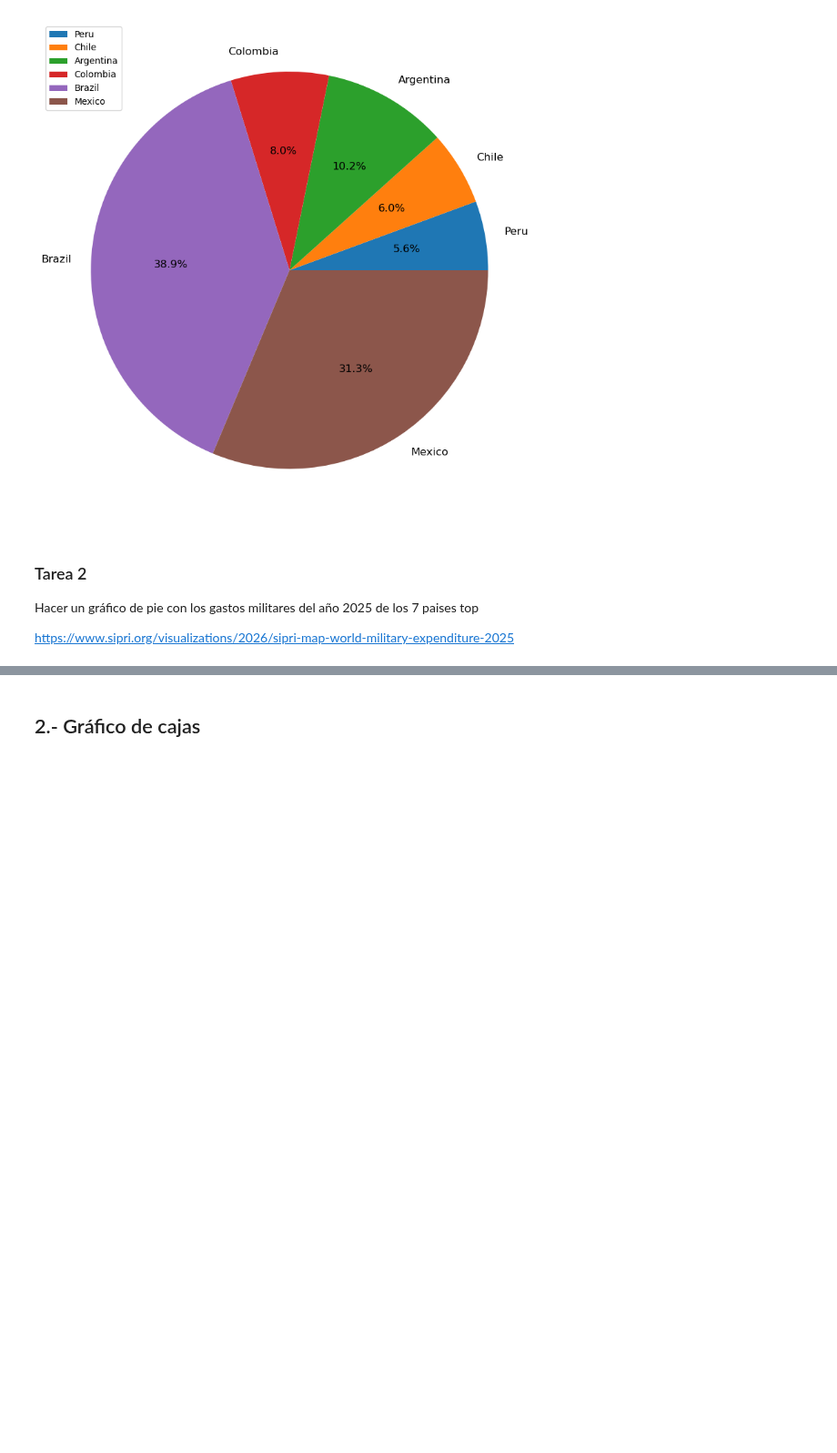
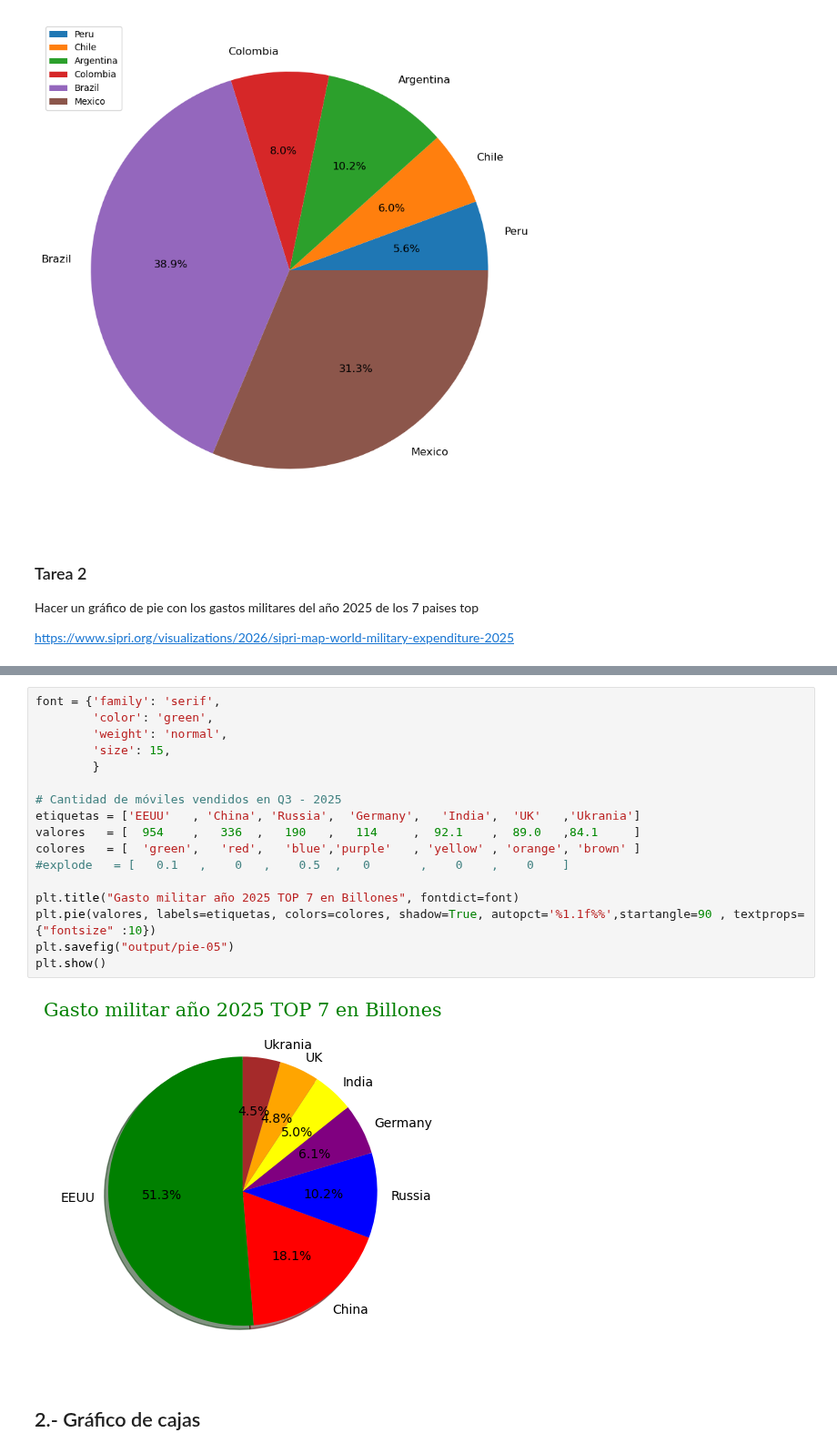
Before and after one commit to jgomezz/cpe_ciencia_datos_python, a Jupyter notebook: mod2_estadistica_y_visualizacion/semana_04_advanced_graph.ipynb, the cells around one changed output, grey strips where cells are left out. Shown at 91% size. Cells and saved outputs as stored; diff of their text form; blank space fills up the shorter version.

```diff
--- a/mod2_estadistica_y_visualizacion/semana_04_advanced_graph.ipynb
+++ b/mod2_estadistica_y_visualizacion/semana_04_advanced_graph.ipynb
@@ -121,3 +148,22 @@ https://www.sipri.org/visualizations/2026/sipri-map-world-military-expenditure-2
+# %%
+font = {'family': 'serif',
+        'color': 'green',
+        'weight': 'normal',
+        'size': 15,
+        }
+
+# Cantidad de móviles vendidos en Q3 - 2025
+etiquetas = ['EEUU'   , 'China', 'Russia',  'Germany',   'India',  'UK'   ,'Ukrania']
+valores   = [  954    ,   336  ,   190   ,   114     ,  92.1    ,  89.0   ,84.1     ]
+colores   = [  'green',   'red',   'blue','purple'   , 'yellow' , 'orange', 'brown' ]
+#explode   = [   0.1   ,    0   ,    0.5  ,   0       ,    0    ,    0    ]
+
+plt.title("Gasto militar año 2025 TOP 7 en Billones", fontdict=font)
+plt.pie(valores, labels=etiquetas, colors=colores, shadow=True, autopct='%1.1f%%',startangle=90 , textprops={"fontsize" :10})
+plt.savefig("output/pie-05")
+plt.show()
+# %% [output]
+[figure, added]
 # %% [markdown]
 ## 2.- Gráfico de cajas
 # %%
```
Also changed, not shown: parts of 3 cells of this notebook, 2 other files.
